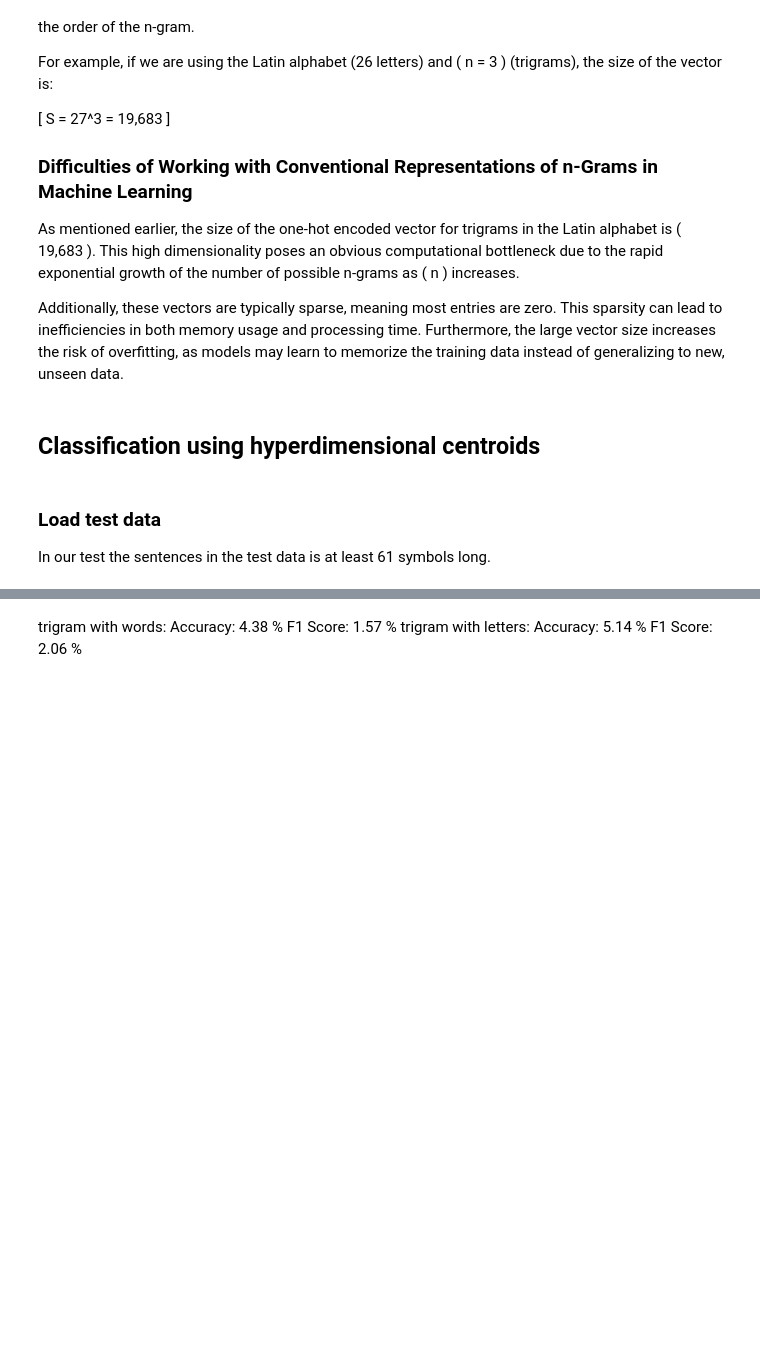
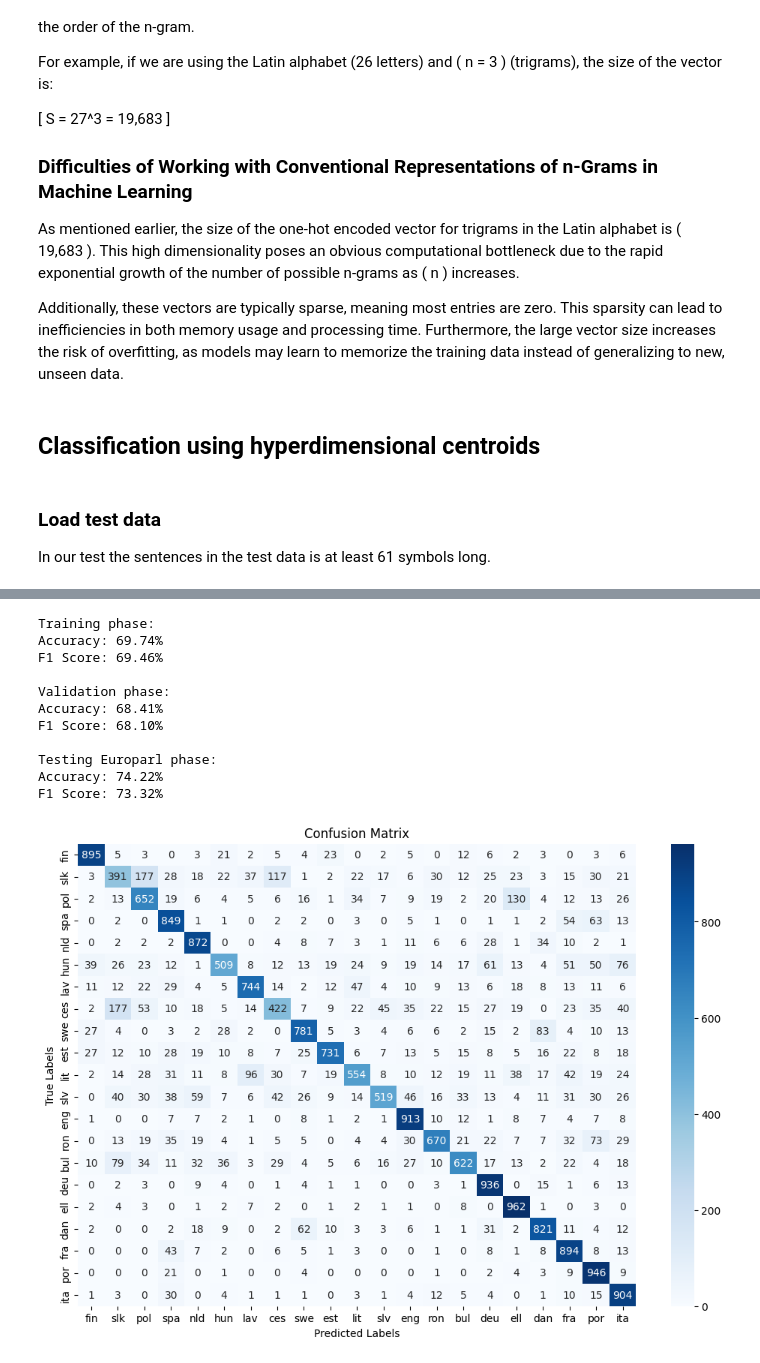
Before and after one commit to elliot-eriksson/D7041E-laborations, a Jupyter notebook: D7041E/Lab3-random-hyperdimensional-data-representations/lab3_Elliot_eriksson.ipynb, the cells around one changed output, grey strips where cells are left out. Cells and saved outputs as stored; diff of their text form; code cells hidden in the pictures; blank space fills up the shorter version.

Commit message:
added validation and some clean up

```diff
--- a/D7041E/Lab3-random-hyperdimensional-data-representations/lab3_Elliot_eriksson.ipynb
+++ b/D7041E/Lab3-random-hyperdimensional-data-representations/lab3_Elliot_eriksson.ipynb
@@ -241,7 +171,7 @@ def extract_text_from_file(file_path):
 
 def load_specific_test_data(test_dir, languages):
     # List to store dataframes
-    lines_per_language = 100
+    lines_per_language = 1000
     languages_codes_2digits = {'bul': 'bg', 'ces': 'cs', 'dan': 'da', 'deu': 'de', 'ell': 'el', 'eng': 'en', 'est': 'et', 'fin': 'fi', 'fra': 'fr', 'hun': 'hu', 'ita': 'it', 'lav': 'lv', 'lit': 'lt', 'nld': 'nl', 'pol': 'pl', 'por': 'pt', 'ron': 'ro', 'slk': 'sk', 'slv': 'sl', 'spa': 'es', 'swe': 'sv'}
     test_data = []
     # Loop through each file in the folder
@@ -426,6 +295,54 @@ KeyboardInterrupt:
-# %% [markdown]
-trigram with words: Accuracy: 4.38 %
-F1 Score: 1.57 %
-trigram with letters:
-Accuracy: 5.14 %
-F1 Score: 2.06 %
+# %%
+train_data = load_data()
+train_data_pre = preprocess_sentence(train_data)
+
+
+split_data = split_sentences_by_language(train_data_pre)
+
+train_data_pre = [split_data[lang]['trainingdata'] for lang in split_data]
+train_data_pre = np.array(train_data_pre)
+
+test_data_pre = [split_data[lang]['testingdata'] for lang in split_data]
+test_data_pre = np.array(test_data_pre)
+test_data_pre = np.concatenate(test_data_pre).ravel()
+
+valid_data = [split_data[lang]['validationdata'] for lang in split_data]
+valid_data = np.array(valid_data)
+valid_data = np.concatenate(valid_data).ravel()
+
+language_codes = list(split_data.keys())
+
+
+test_data_europarl = load_specific_test_data('test-data', language_codes)
+test_data_pre_europarl = np.array(test_data_europarl['text'])
+
+test_labels = test_data_europarl['language']
+
+
+test_data_pre_europarl = np.concatenate(test_data_pre_europarl).ravel()
+print(f'Training phase:')
+
+predicted_labels_testing = predict_language_for_texts(train_data_pre, language_codes, test_data_pre, d)
+prediction_accuracy(predicted_labels_testing, test_labels, language_codes)
+
+print(f'Validation phase:')
+predicted_labels_all = predict_language_for_texts(train_data_pre, language_codes, valid_data, d)
+prediction_accuracy(predicted_labels_all, test_labels, language_codes)
+
+print(f'Testing Europarl phase:')
+predicted_labels_all = predict_language_for_texts(train_data_pre, language_codes, test_data_pre_europarl, d)
+cm = prediction_accuracy(predicted_labels_all, test_labels, language_codes)
+confusion_matrix_heatmap(cm, language_codes)
+# %% [output]
+Training phase:
+Accuracy: 69.74%
+F1 Score: 69.46%
+
+Validation phase:
+Accuracy: 68.41%
+F1 Score: 68.10%
+
+Testing Europarl phase:
+Accuracy: 74.22%
+F1 Score: 73.32%
+[figure, added]
```
Also changed, not shown: parts of 7 cells of this notebook.
